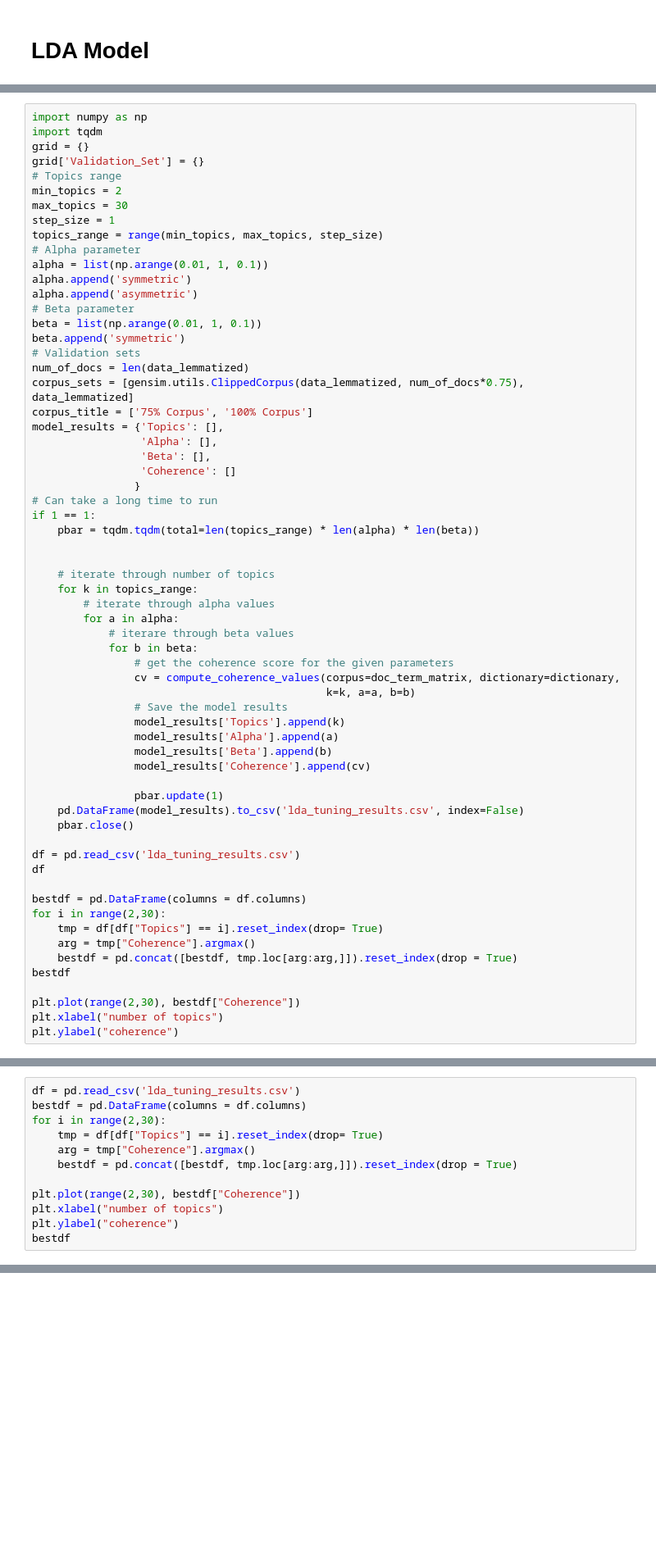
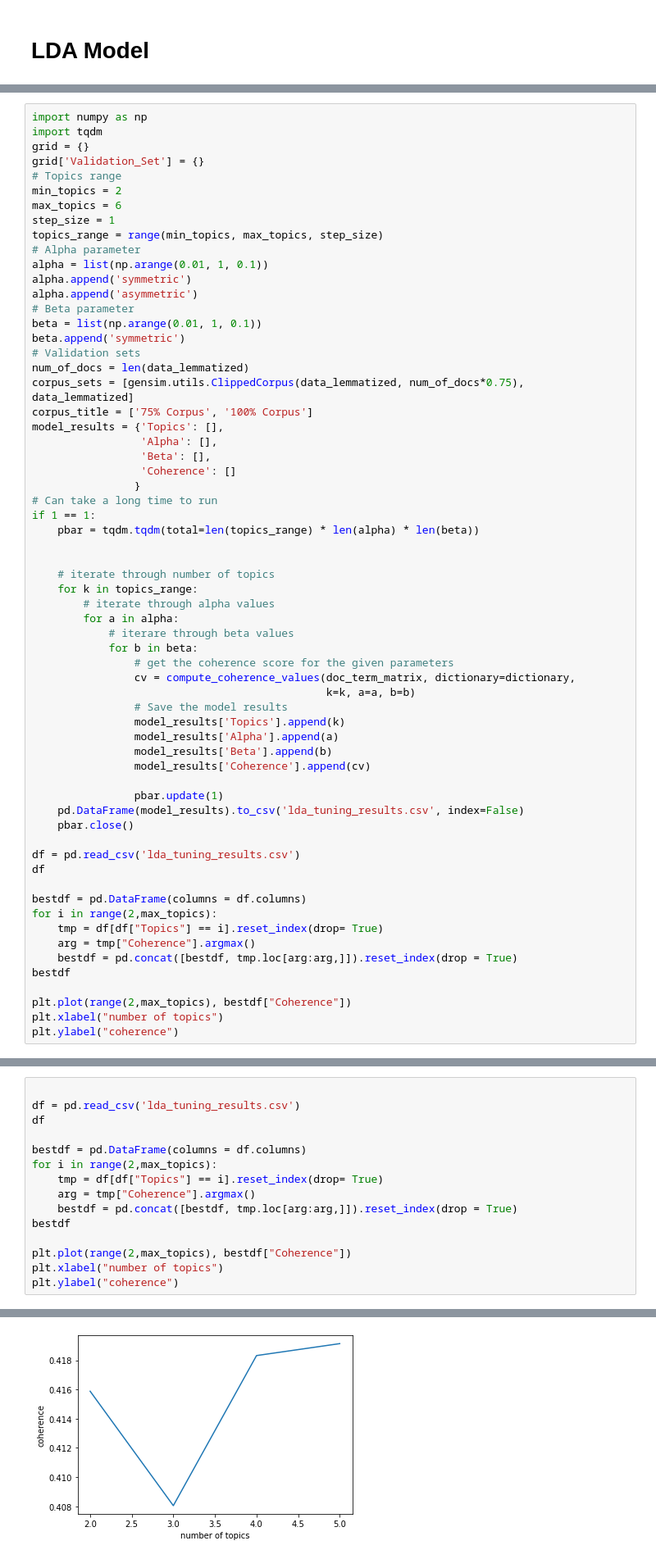
Before and after one commit to ClementChauvet/TopicModeling, a Jupyter notebook: Topic modelling Tests-Copy2.ipynb, the cells around one changed output, grey strips where cells are left out. Shown at 82% size. Cells and saved outputs as stored; diff of their text form; blank space fills up the shorter version.

```diff
--- a/Topic modelling Tests-Copy2.ipynb
+++ b/Topic modelling Tests-Copy2.ipynb
@@ -462,7 +579,7 @@ grid = {}
 grid['Validation_Set'] = {}
 # Topics range
 min_topics = 2
-max_topics = 30
+max_topics = 6
 step_size = 1
 topics_range = range(min_topics, max_topics, step_size)
 # Alpha parameter
@@ -493,7 +610,7 @@ if 1 == 1:
             # iterare through beta values
             for b in beta:
                 # get the coherence score for the given parameters
-                cv = compute_coherence_values(corpus=doc_term_matrix, dictionary=dictionary,
+                cv = compute_coherence_values(doc_term_matrix, dictionary=dictionary,
                                               k=k, a=a, b=b)
                 # Save the model results
                 model_results['Topics'].append(k)
@@ -509,12 +626,12 @@ df = pd.read_csv('lda_tuning_results.csv')
 df
 
 bestdf = pd.DataFrame(columns = df.columns)
-for i in range(2,30):
+for i in range(2,max_topics):
     tmp = df[df["Topics"] == i].reset_index(drop= True)
     arg = tmp["Coherence"].argmax()
     bestdf = pd.concat([bestdf, tmp.loc[arg:arg,]]).reset_index(drop = True)
 bestdf
 
-plt.plot(range(2,30), bestdf["Coherence"])
+plt.plot(range(2,max_topics), bestdf["Coherence"])
 plt.xlabel("number of topics")
 plt.ylabel("coherence")
@@ -521,12 +648,16 @@ plt.ylabel("coherence")
 # %%
+
 df = pd.read_csv('lda_tuning_results.csv')
+df
+
 bestdf = pd.DataFrame(columns = df.columns)
-for i in range(2,30):
+for i in range(2,max_topics):
     tmp = df[df["Topics"] == i].reset_index(drop= True)
     arg = tmp["Coherence"].argmax()
     bestdf = pd.concat([bestdf, tmp.loc[arg:arg,]]).reset_index(drop = True)
+bestdf
 
-plt.plot(range(2,30), bestdf["Coherence"])
+plt.plot(range(2,max_topics), bestdf["Coherence"])
 plt.xlabel("number of topics")
 plt.ylabel("coherence")
-bestdf
+# %% [output]
@@ -533 +665,2 @@ bestdf
+[figure, added]
 # %%
```
Also changed, not shown: parts of 41 cells of this notebook.
